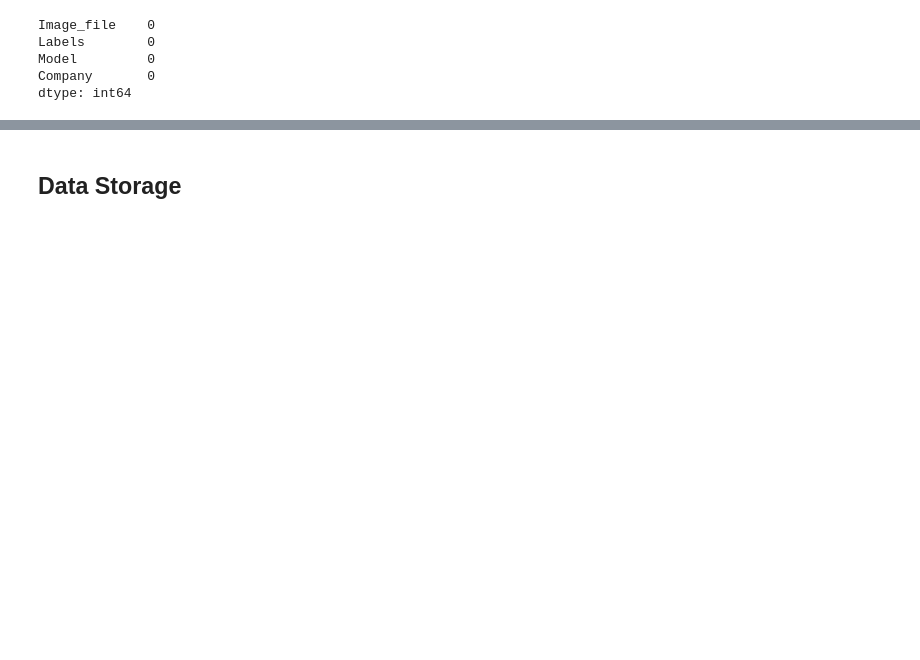
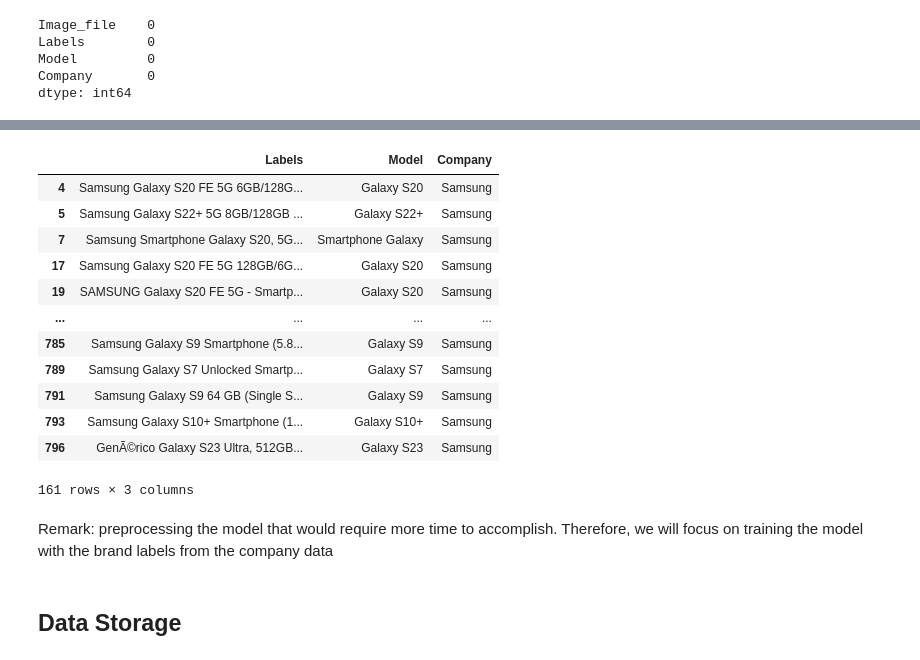
Before and after one commit to mian-adoan98/MLP_Mobile_Phone_Recognition, a Jupyter notebook: image_processing/image_transformation.ipynb, the cells around one changed output, grey strips where cells are left out. Cells and saved outputs as stored; diff of their text form; code cells hidden in the pictures; blank space fills up the shorter version.

```diff
--- a/image_processing/image_transformation.ipynb
+++ b/image_processing/image_transformation.ipynb
@@ -142,0 +270,15 @@ plt.show()
+# %%
+# create constants for preprocessing model
+company_names = mobile_df["Company"].unique().tolist()
+company_names = sorted(company_names)
+
+# create company name constants using for preprocessing
+apple = mobile_df["Company"] == company_names[0]
+microsoft = mobile_df["Company"] == company_names[1]
+motorola = mobile_df["Company"] == company_names[2]
+nokia = mobile_df["Company"] == company_names[3]
+oneplus = mobile_df["Company"] == company_names[4]
+poco = mobile_df["Company"] == company_names[5]
+redmi = mobile_df["Company"] == company_names[6]
+samsung = mobile_df["Company"] == company_names[7]
+xiaomi = mobile_df["Company"] == company_names[8]
@@ -143,3 +298,22 @@ plt.show()
+# %%
+samsung_df = mobile_df[samsung].drop(columns=["Image_file"], axis=1)
+samsung_df[samsung_df["Labels"].str.contains("Galaxy S")]
+# %% [output]
+|  | Labels | Model | Company |
+| 4 | Samsung Galaxy S20 FE 5G 6GB/128G... | Galaxy S20 | Samsung |
+| 5 | Samsung Galaxy S22+ 5G 8GB/128GB ... | Galaxy S22+ | Samsung |
+| 7 | Samsung Smartphone Galaxy S20, 5G... | Smartphone Galaxy | Samsung |
+| 17 | Samsung Galaxy S20 FE 5G 128GB/6G... | Galaxy S20 | Samsung |
+| 19 | SAMSUNG Galaxy S20 FE 5G - Smartp... | Galaxy S20 | Samsung |
+| ... | ... | ... | ... |
+| 785 | Samsung Galaxy S9 Smartphone (5.8... | Galaxy S9 | Samsung |
+| 789 | Samsung Galaxy S7 Unlocked Smartp... | Galaxy S7 | Samsung |
+| 791 | Samsung Galaxy S9 64 GB (Single S... | Galaxy S9 | Samsung |
+| 793 | Samsung Galaxy S10+ Smartphone (1... | Galaxy S10+ | Samsung |
+| 796 | GenÃ©rico Galaxy S23 Ultra, 512GB... | Galaxy S23 | Samsung |
+161 rows × 3 columns
+# %% [markdown]
+Remark: preprocessing the model that would require more time to accomplish. Therefore, we will focus on training the model with the brand labels from the company data
 # %% [markdown]
 ## Data Storage
 # %%
```
Also changed, not shown: parts of 29 cells of this notebook, 4 other files.
